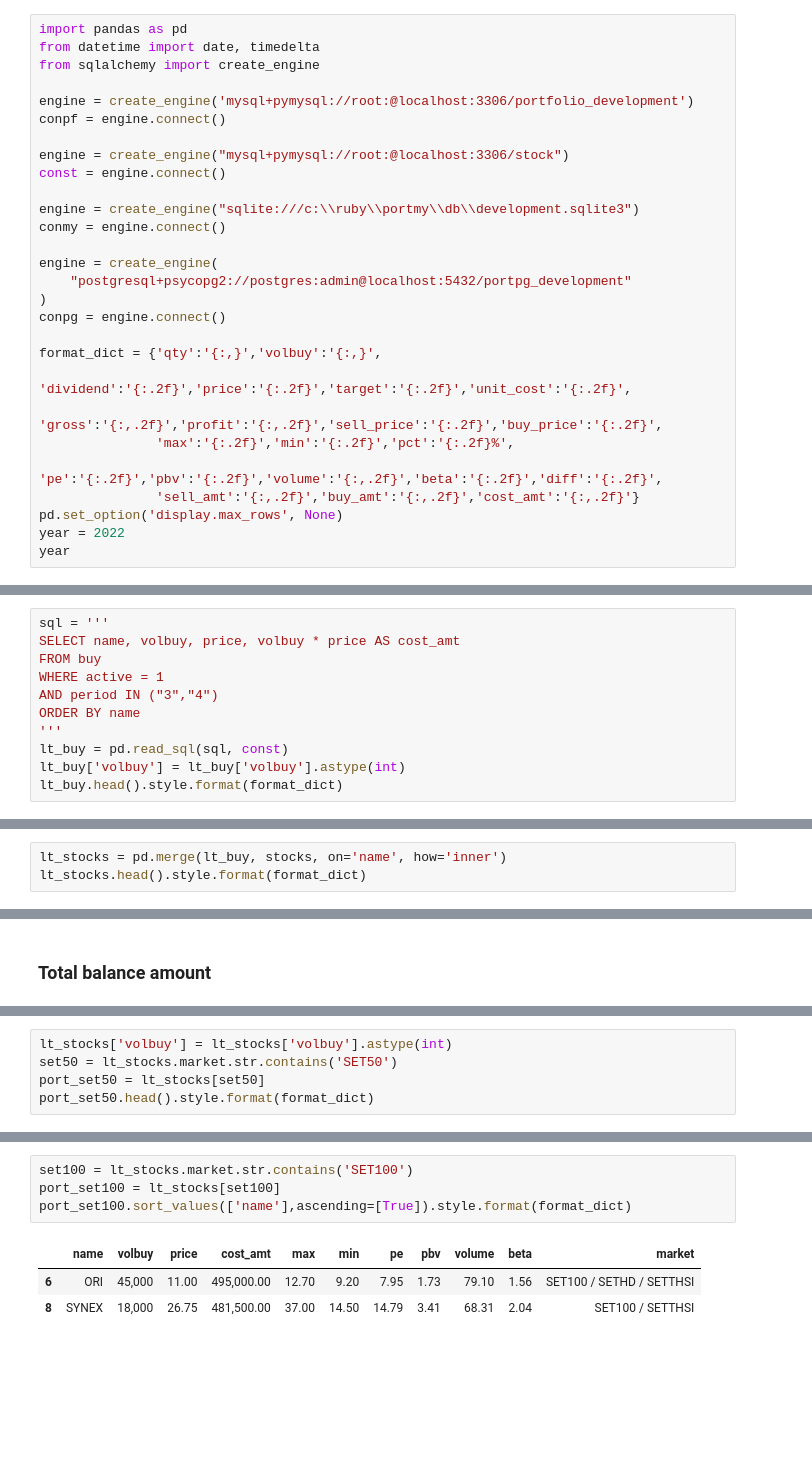
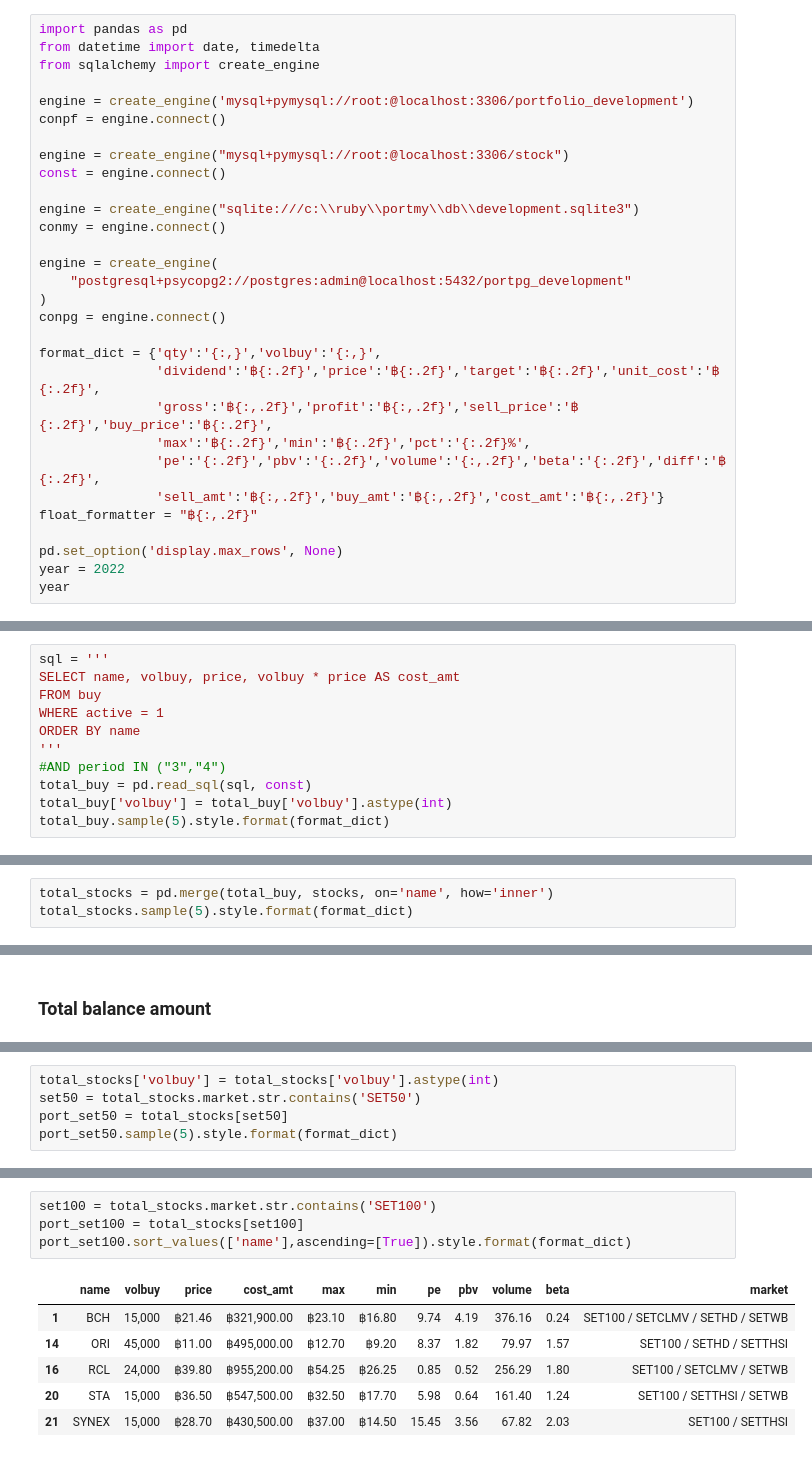
Before and after one commit to santimcs/A7, a Jupyter notebook: Ad hoc/055-Profit & Balance by Market.ipynb, the cells around one changed output, grey strips where cells are left out. Cells and saved outputs as stored; diff of their text form; blank space fills up the shorter version.

```diff
--- a/Ad hoc/055-Profit & Balance by Market.ipynb
+++ b/Ad hoc/055-Profit & Balance by Market.ipynb
@@ -20,11 +20,13 @@ engine = create_engine(
 conpg = engine.connect()
 
 format_dict = {'qty':'{:,}','volbuy':'{:,}',
-               'dividend':'{:.2f}','price':'{:.2f}','target':'{:.2f}','unit_cost':'{:.2f}',
-               'gross':'{:,.2f}','profit':'{:,.2f}','sell_price':'{:.2f}','buy_price':'{:.2f}',
-               'max':'{:.2f}','min':'{:.2f}','pct':'{:.2f}%',
-               'pe':'{:.2f}','pbv':'{:.2f}','volume':'{:,.2f}','beta':'{:.2f}','diff':'{:.2f}',
-               'sell_amt':'{:,.2f}','buy_amt':'{:,.2f}','cost_amt':'{:,.2f}'}
+               'dividend':'฿{:.2f}','price':'฿{:.2f}','target':'฿{:.2f}','unit_cost':'฿{:.2f}',
+               'gross':'฿{:,.2f}','profit':'฿{:,.2f}','sell_price':'฿{:.2f}','buy_price':'฿{:.2f}',
+               'max':'฿{:.2f}','min':'฿{:.2f}','pct':'{:.2f}%',
+               'pe':'{:.2f}','pbv':'{:.2f}','volume':'{:,.2f}','beta':'{:.2f}','diff':'฿{:.2f}',
+               'sell_amt':'฿{:,.2f}','buy_amt':'฿{:,.2f}','cost_amt':'฿{:,.2f}'}
+float_formatter = "฿{:,.2f}"
+
 pd.set_option('display.max_rows', None)
 year = 2022
 year
@@ -303,11 +337,11 @@ sql = '''
 SELECT name, volbuy, price, volbuy * price AS cost_amt
 FROM buy
 WHERE active = 1
-AND period IN ("3","4")
 ORDER BY name
 '''
-lt_buy = pd.read_sql(sql, const)
-lt_buy['volbuy'] = lt_buy['volbuy'].astype(int)
-lt_buy.head().style.format(format_dict)
+#AND period IN ("3","4")
+total_buy = pd.read_sql(sql, const)
+total_buy['volbuy'] = total_buy['volbuy'].astype(int)
+total_buy.sample(5).style.format(format_dict)
 # %% [output]
 |  | name | volbuy | price | cost_amt |
@@ -319,5 +353,5 @@ lt_buy.head().style.format(format_dict)
 # %%
-lt_stocks = pd.merge(lt_buy, stocks, on='name', how='inner')
-lt_stocks.head().style.format(format_dict)
+total_stocks = pd.merge(total_buy, stocks, on='name', how='inner')
+total_stocks.sample(5).style.format(format_dict)
 # %% [output]
 |  | name | volbuy | price | cost_amt | max | min | pe | pbv | volume | beta | market |
@@ -337,7 +370,7 @@ flt_formatter.format(lt_amt)
 # %%
-lt_stocks['volbuy'] = lt_stocks['volbuy'].astype(int)
-set50 = lt_stocks.market.str.contains('SET50')
-port_set50 = lt_stocks[set50]
-port_set50.head().style.format(format_dict)
+total_stocks['volbuy'] = total_stocks['volbuy'].astype(int)
+set50 = total_stocks.market.str.contains('SET50')
+port_set50 = total_stocks[set50]
+port_set50.sample(5).style.format(format_dict)
 # %% [output]
 |  | name | volbuy | price | cost_amt | max | min | pe | pbv | volume | beta | market |
@@ -353,10 +387,13 @@ flt_formatter.format(amt_set50)
 # %%
-set100 = lt_stocks.market.str.contains('SET100')
-port_set100 = lt_stocks[set100]
+set100 = total_stocks.market.str.contains('SET100')
+port_set100 = total_stocks[set100]
 port_set100.sort_values(['name'],ascending=[True]).style.format(format_dict)
 # %% [output]
 |  | name | volbuy | price | cost_amt | max | min | pe | pbv | volume | beta | market |
-| 6 | ORI | 45,000 | 11.00 | 495,000.00 | 12.70 | 9.20 | 7.95 | 1.73 | 79.10 | 1.56 | SET100 / SETHD / SETTHSI |
-| 8 | SYNEX | 18,000 | 26.75 | 481,500.00 | 37.00 | 14.50 | 14.79 | 3.41 | 68.31 | 2.04 | SET100 / SETTHSI |
+| 1 | BCH | 15,000 | ฿21.46 | ฿321,900.00 | ฿23.10 | ฿16.80 | 9.74 | 4.19 | 376.16 | 0.24 | SET100 / SETCLMV / SETHD / SETWB |
+| 14 | ORI | 45,000 | ฿11.00 | ฿495,000.00 | ฿12.70 | ฿9.20 | 8.37 | 1.82 | 79.97 | 1.57 | SET100 / SETHD / SETTHSI |
+| 16 | RCL | 24,000 | ฿39.80 | ฿955,200.00 | ฿54.25 | ฿26.25 | 0.85 | 0.52 | 256.29 | 1.80 | SET100 / SETCLMV / SETWB |
+| 20 | STA | 15,000 | ฿36.50 | ฿547,500.00 | ฿32.50 | ฿17.70 | 5.98 | 0.64 | 161.40 | 1.24 | SET100 / SETTHSI / SETWB |
+| 21 | SYNEX | 15,000 | ฿28.70 | ฿430,500.00 | ฿37.00 | ฿14.50 | 15.45 | 3.56 | 67.82 | 2.03 | SET100 / SETTHSI |
 # %%
 amt_set100 = port_set100.cost_amt.sum()
```
Also changed, not shown: parts of 29 cells of this notebook, 6 other files.
